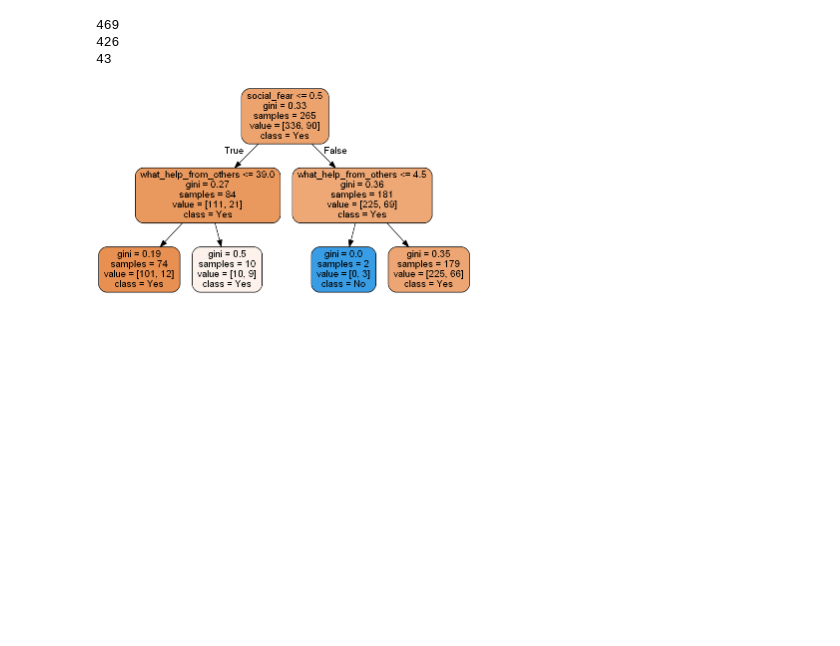
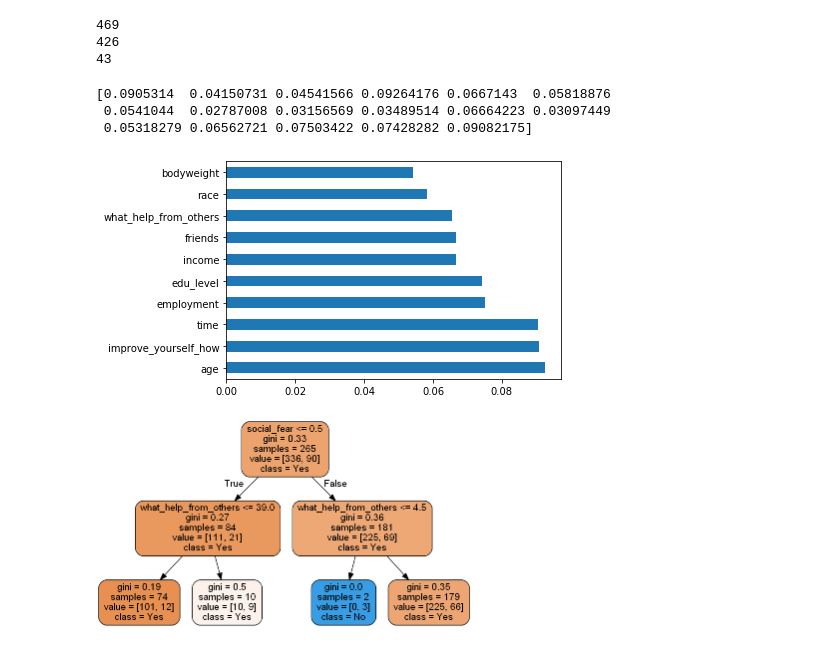
Before and after one commit to nahidsalekin/suicide-attempt-prediction, a Jupyter notebook: RandomForest.ipynb, the cells around one changed output. Saved outputs shown, nothing was run; the diff lists cells and outputs as text; code cells hidden in the pictures; blank space fills up the shorter version.

Commit message:
important features visualized

```diff
--- a/RandomForest.ipynb
+++ b/RandomForest.ipynb
@@ -92,6 +92,19 @@ for col in features:
         x_test.loc[:,col] = le.fit_transform(x_test[col])
 
 RF = RF.fit(x_train, y_train)
+# %%
+from sklearn.ensemble import ExtraTreesClassifier
+model = ExtraTreesClassifier()
+model.fit(x_train,y_train)
+print(model.feature_importances_)
+feat_importances = pd.Series(model.feature_importances_, index=x_train.columns)
+feat_importances.nlargest(10).plot(kind='barh')
+plt.show()
+# %% [output]
+[0.0905314  0.04150731 0.04541566 0.09264176 0.0667143  0.05818876
+ 0.0541044  0.02787008 0.03156569 0.03489514 0.06664223 0.03097449
+ 0.05318279 0.06562721 0.07503422 0.07428282 0.09082175]
+[figure, added]
 # %%
 def save_decision_trees_as_png(clf, iteration, feature_name, target_name):
     file_name = "tree" + str(iteration) + ".png"
```
Also changed, not shown: parts of 1 cell of this notebook.
